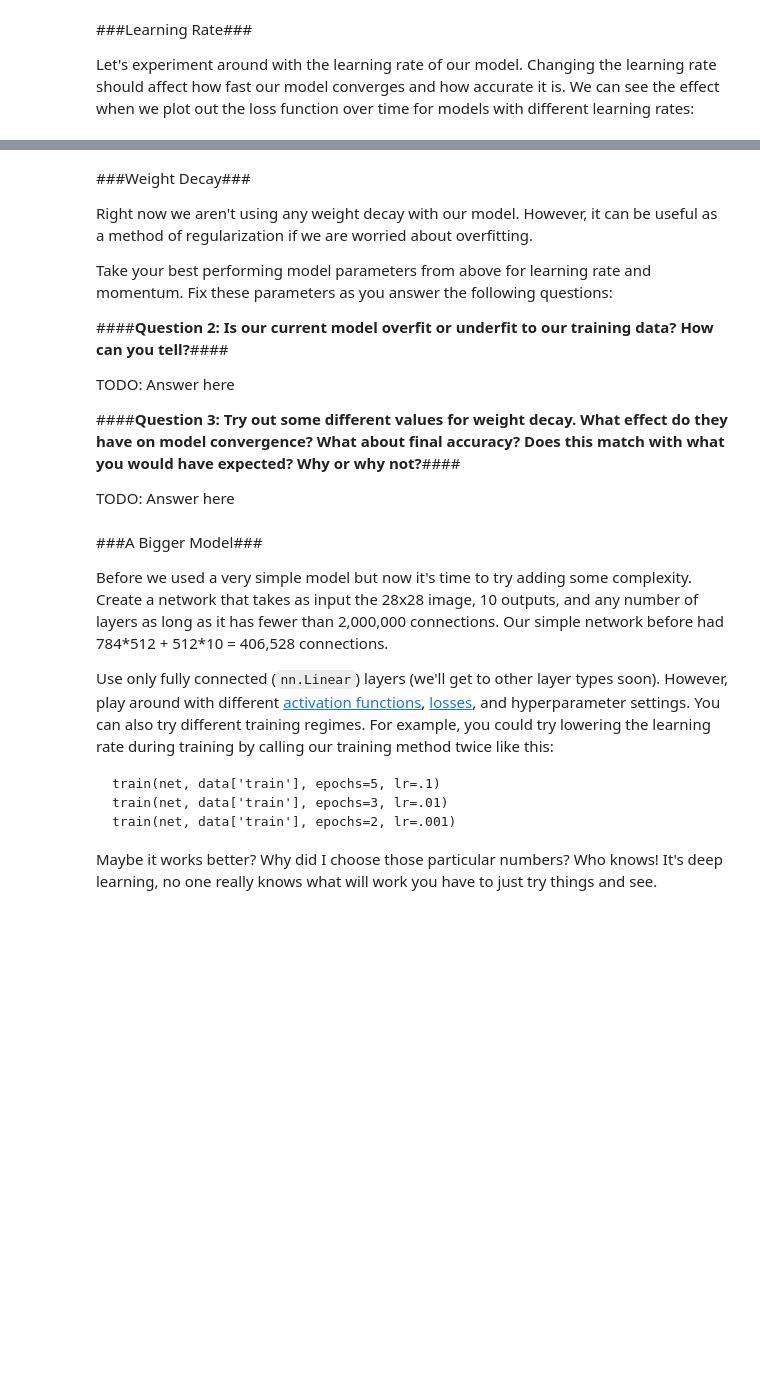
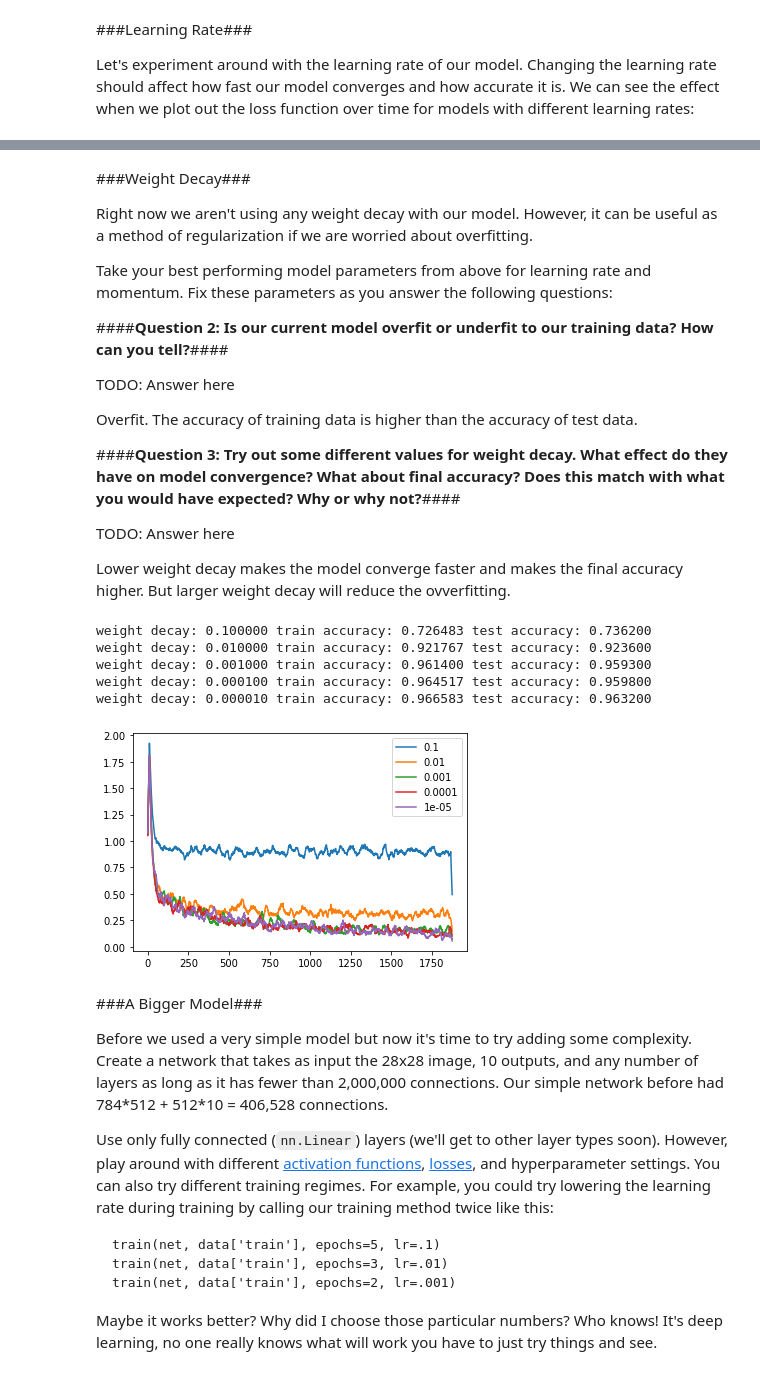
Before and after one commit to zhangbh15/dl-hw0, a Jupyter notebook: mnist_pytorch.ipynb, the cells around one changed output, grey strips where cells are left out. Saved outputs shown, nothing was run; the diff lists cells and outputs as text; code cells hidden in the pictures; blank space fills up the shorter version.

```diff
--- a/mnist_pytorch.ipynb
+++ b/mnist_pytorch.ipynb
@@ -232,6 +300,10 @@ Take your best performing model parameters from above for learning rate and mome
 
 TODO: Answer here
 
+Overfit. The accuracy of training data is higher than the accuracy of test data.
+
 ####**Question 3: Try out some different values for weight decay. What effect do they have on model convergence? What about final accuracy? Does this match with what you would have expected? Why or why not?**####
 
 TODO: Answer here
+
+Lower weight decay makes the model converge faster and makes the final accuracy higher. But larger weight decay will reduce the ovverfitting.
@@ -240,3 +310,21 @@ TODO: Answer here
+# %%
+#TODO: Write your code here for experimenting with different weight decay
+for wd in range(5):
+  wd = pow(10, -wd-1)
+  net = SimpleNet()
+  losses = train(net, data['train'], 1, 0.1, 0.6, wd, 0)
+  acc_train = accuracy(net, data['train'])
+  acc_test = accuracy(net, data['test'])
+  plt.plot(smooth(losses, 20), label = wd)
+  plt.legend()
+  print("weight decay: %f" % wd,"train accuracy: %f" % acc_train, "test accuracy: %f" % acc_test)
+# %% [output]
+weight decay: 0.100000 train accuracy: 0.726483 test accuracy: 0.736200
+weight decay: 0.010000 train accuracy: 0.921767 test accuracy: 0.923600
+weight decay: 0.001000 train accuracy: 0.961400 test accuracy: 0.959300
+weight decay: 0.000100 train accuracy: 0.964517 test accuracy: 0.959800
+weight decay: 0.000010 train accuracy: 0.966583 test accuracy: 0.963200
+[figure, added]
 # %% [markdown]
 ###A Bigger Model###
 
```
Also changed, not shown: parts of 11 cells of this notebook, 3 other files.
